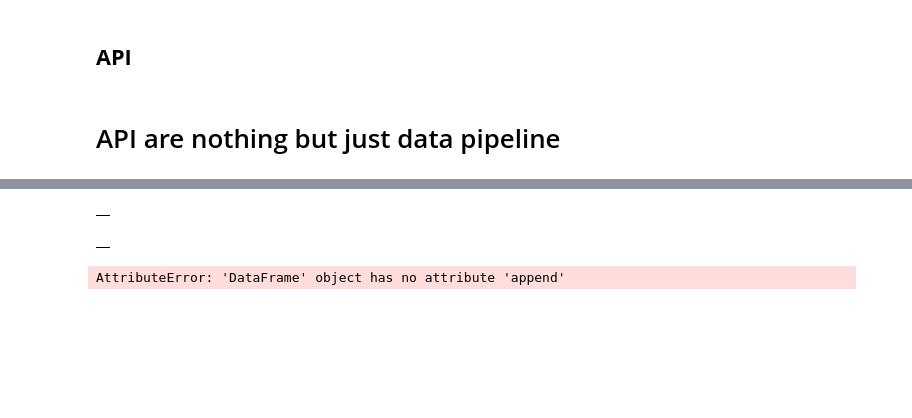
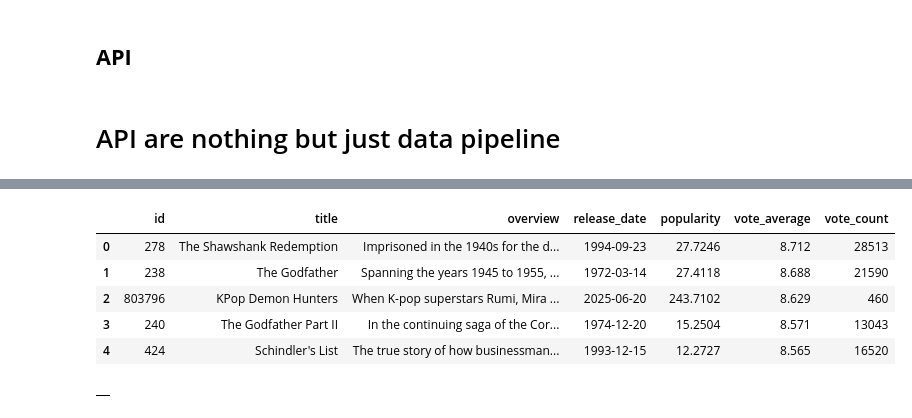
Before and after one commit to Aakriti-Dhungel/60DaysOfLearningWithLeapfrog, a Jupyter notebook: 100-days-of-ml/17_api_to_dataframe/working_with_api.ipynb, the cells around one changed output, grey strips where cells are left out. Cells and saved outputs as stored; diff of their text form; code cells hidden in the pictures; blank space fills up the shorter version.

```diff
--- a/100-days-of-ml/17_api_to_dataframe/working_with_api.ipynb
+++ b/100-days-of-ml/17_api_to_dataframe/working_with_api.ipynb
@@ -32,16 +51,14 @@ temp_df = pd.DataFrame(response.json()['results'])[['id','title','overview','rel
 # %%
-df.head()
+temp_df.head()
 # %% [output]
-|  |
+|  | id | title | overview | release_date | popularity | vote_average | vote_count |
+| 0 | 278 | The Shawshank Redemption | Imprisoned in the 1940s for the d... | 1994-09-23 | 27.7246 | 8.712 | 28513 |
+| 1 | 238 | The Godfather | Spanning the years 1945 to 1955, ... | 1972-03-14 | 27.4118 | 8.688 | 21590 |
+| 2 | 803796 | KPop Demon Hunters | When K-pop superstars Rumi, Mira ... | 2025-06-20 | 243.7102 | 8.629 | 460 |
+| 3 | 240 | The Godfather Part II | In the continuing saga of the Cor... | 1974-12-20 | 15.2504 | 8.571 | 13043 |
+| 4 | 424 | Schindler's List | The true story of how businessman... | 1993-12-15 | 12.2727 | 8.565 | 16520 |
 # %%
 df = pd.DataFrame()
 df
 # %% [output]
 |  |
-# %%
-for i in range(1,429):
-    response = requests.get('https://api.themoviedb.org/3/movie/top_rated?api_key=1e4f28753c1ecfb5591c9f690db68a20&language=en-US&page={}'.format(i))
-    temp_df = pd.DataFrame(response.json()['results'])[['id','title','overview','release_date','popularity','vote_average','vote_count']]
-    df = df.append(temp_df,ignore_index = True)
-# %% [output]
-AttributeError: 'DataFrame' object has no attribute 'append'
```
Also changed, not shown: parts of 5 cells of this notebook, 1 other file.
